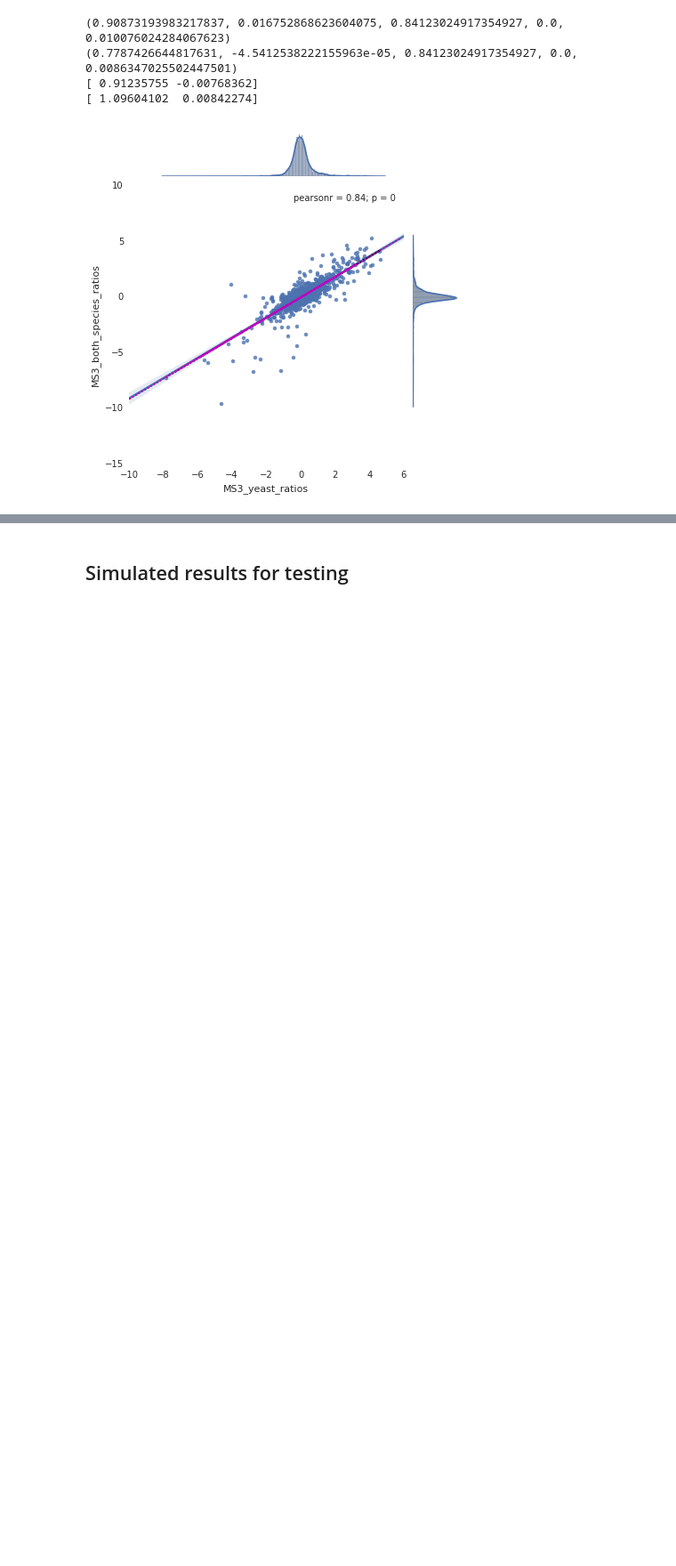
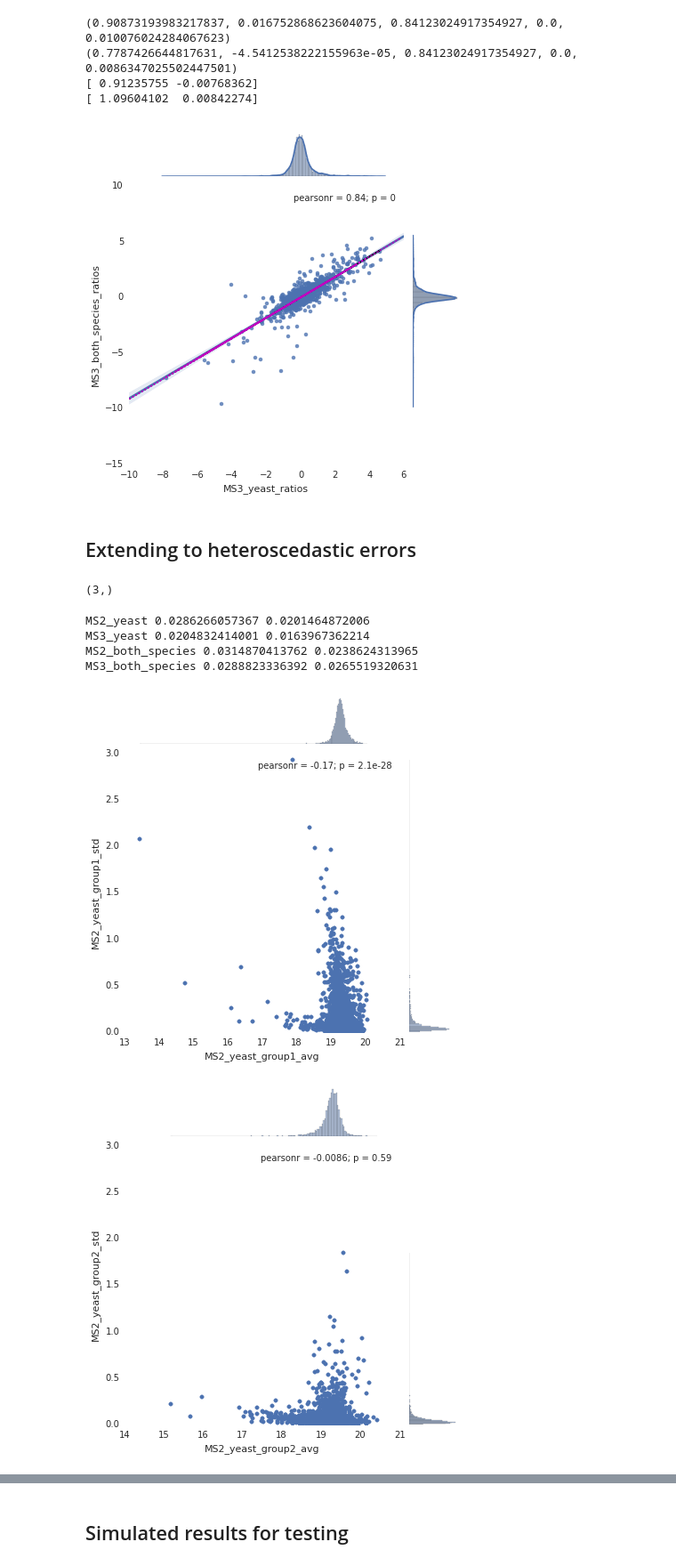
Before and after one commit to matted-zz/ipynb_test, a Jupyter notebook: Ratio comparison with errors in both variables.ipynb, the cells around one changed output, grey strips where cells are left out. Shown at 89% size. Saved outputs shown, nothing was run; the diff lists cells and outputs as text; code cells hidden in the pictures; blank space fills up the shorter version.

Commit message:
Added some plots to handle heteroscedastic errors.

```diff
--- a/Ratio comparison with errors in both variables.ipynb
+++ b/Ratio comparison with errors in both variables.ipynb
@@ -80,3 +80,41 @@ pylab.show()
 [ 0.91235755 -0.00768362]
 [ 1.09604102  0.00842274]
 [figure]
+# %% [markdown]
+## Extending to heteroscedastic errors
+# %%
+print numpy.average(numpy.log2(df[cols]), axis=0).shape
+# %% [output]
+(3,)
+# %%
+cols1 = ["126 Vert Med", "127n Vert Med", "127c Vert Med"]
+cols2 = ["128n Vert Med", "128c Vert Med", "129n Vert Med"]
+
+# merged = pandas.DataFrame()
+
+for group, df in [("MS2_both_species", ms2_both_species),
+                  ("MS3_both_species", ms3_both_species),
+                  ("MS2_yeast", ms2_yeast),
+                  ("MS3_yeast", ms3_yeast)
+                 ]:
+    for setname, cols in [("group1", cols2), ("group2", cols1)]:
+        merged["%s_%s_avg" % (group, setname)] = pandas.Series(numpy.average(numpy.log2(df[cols]), axis=1), index=df.index)
+        merged["%s_%s_std" % (group, setname)] = pandas.Series(numpy.std(numpy.log2(df[cols]), axis=1), index=df.index)
+
+medianmedian = lambda v: numpy.median(numpy.abs(v - numpy.median(v)))
+
+# print merged.head()
+for group in ["MS2_yeast", "MS3_yeast", "MS2_both_species", "MS3_both_species"]:
+    seaborn.jointplot("%s_group1_avg" % group, "%s_group1_std" % group, data=merged)
+    pylab.ylim(0, 3)
+    seaborn.jointplot("%s_group2_avg" % group, "%s_group2_std" % group, data=merged)
+    print group, medianmedian(merged["%s_group1_std" % group]), medianmedian(merged["%s_group2_std" % group])
+    pylab.ylim(0, 3)
+pylab.show()
+# %% [output]
+MS2_yeast 0.0286266057367 0.0201464872006
+MS3_yeast 0.0204832414001 0.0163967362214
+MS2_both_species 0.0314870413762 0.0238624313965
+MS3_both_species 0.0288823336392 0.0265519320631
+[figure, added]
+[figure, added]
```
Also changed, not shown: parts of 9 cells of this notebook.
